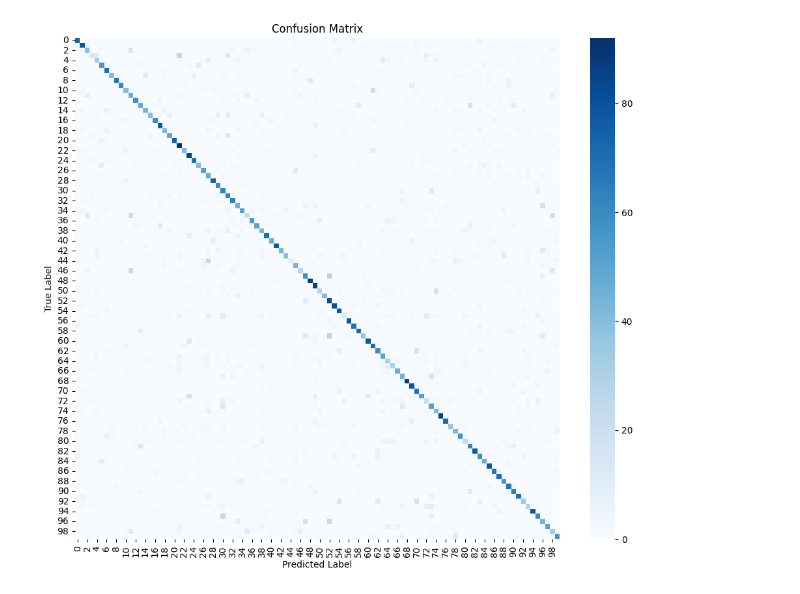
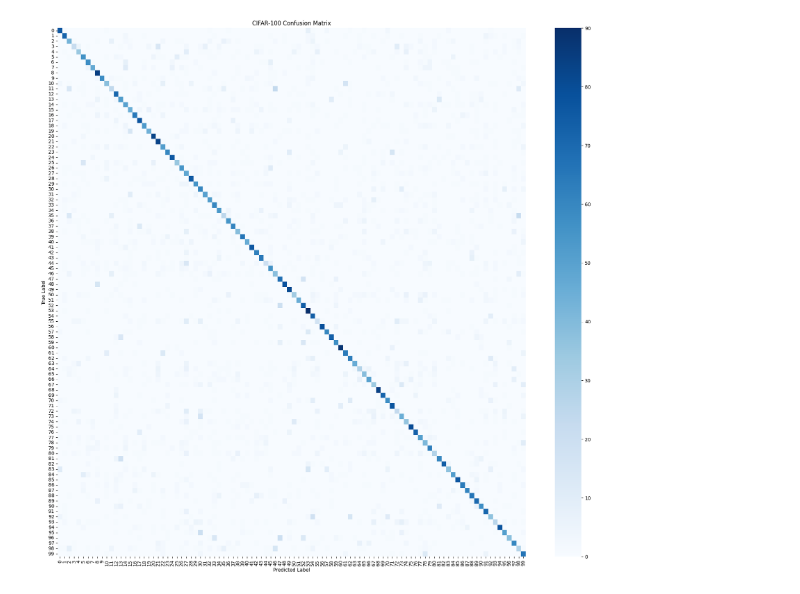
Before and after one commit to chappiii/CIFAR-100, a Jupyter notebook: custom_models.ipynb, the cells around one changed output. Cells and saved outputs as stored; diff of their text form; code cells hidden in the pictures.

```diff
--- a/custom_models.ipynb
+++ b/custom_models.ipynb
@@ -530,0 +318,20 @@ F1-Score Report:
+# %%
+conf_matrix = confusion_matrix(y_true, y_pred)
+num_classes = conf_matrix.shape[0]
+
+# Initialize counts
+TP_total = 0
+FP_total = 0
+FN_total = 0
+TN_total = 0
+
+for i in range(num_classes):
+    TP = conf_matrix[i, i]
+    FP = conf_matrix[:, i].sum() - TP
+    FN = conf_matrix[i, :].sum() - TP
+    TN = conf_matrix.sum() - (TP + FP + FN)
+
+    TP_total += TP
+    FP_total += FP
+    FN_total += FN
+    TN_total += TN
@@ -531,12 +355,17 @@ F1-Score Report:
 # %%
+import seaborn as sns
 import matplotlib.pyplot as plt
-import seaborn as sns
+from sklearn.metrics import confusion_matrix
 
-plt.figure(figsize=(12, 10))
-sns.heatmap(conf_matrix, annot=False, fmt='d', cmap='Blues')
-plt.title('Confusion Matrix')
+conf_matrix = confusion_matrix(y_true, y_pred)
+
+class_labels = [str(i) for i in range(100)]
+
+plt.figure(figsize=(22, 20))
+sns.heatmap(conf_matrix, cmap='Blues', xticklabels=class_labels, yticklabels=class_labels)
+plt.title('CIFAR-100 Confusion Matrix')
 plt.xlabel('Predicted Label')
 plt.ylabel('True Label')
 plt.show()
 # %% [output]
-[figure, old version]
+[figure, new version]
```
Also changed, not shown: parts of 40 cells of this notebook, 7 other files.
